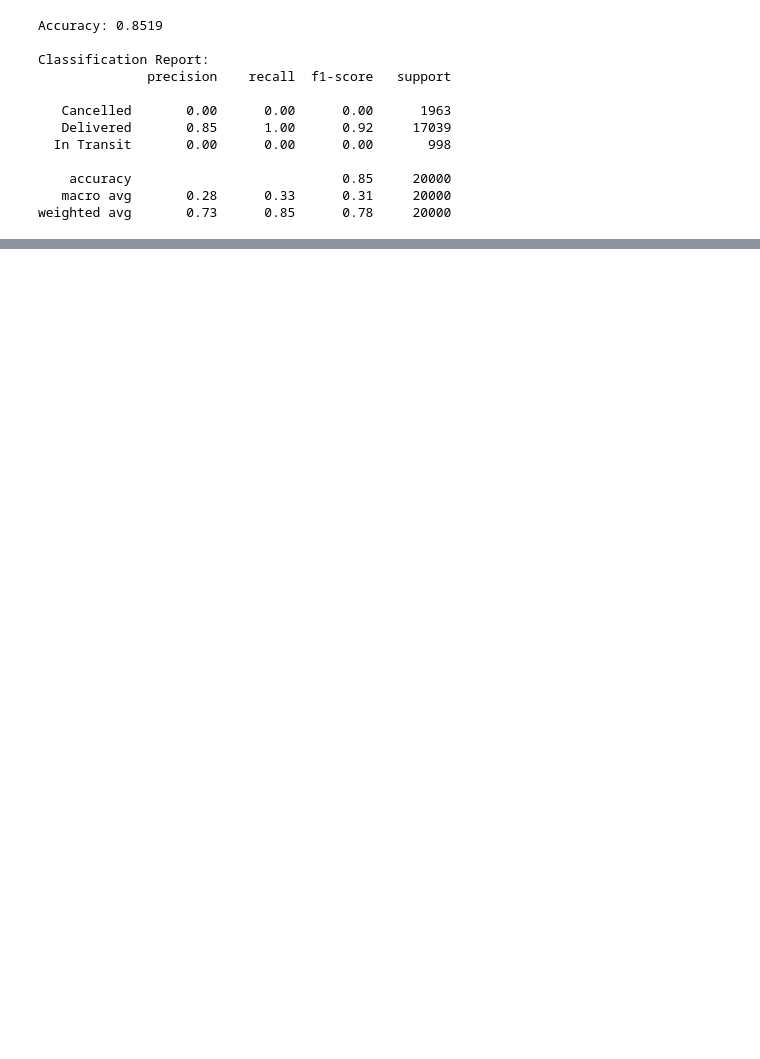
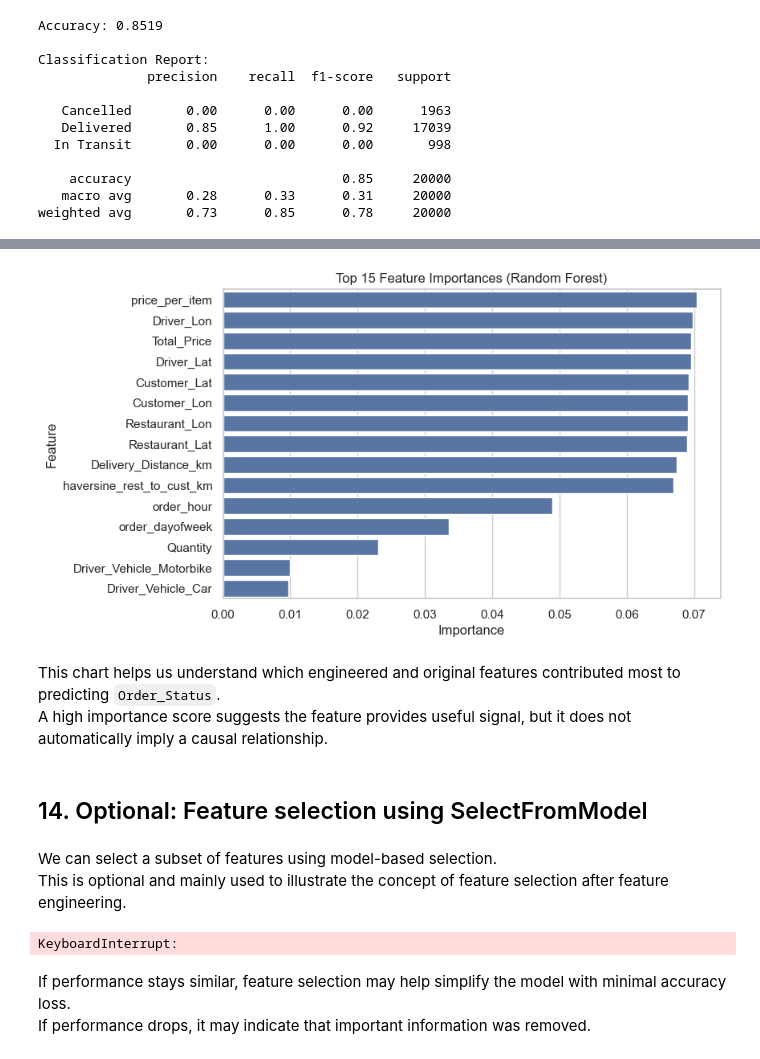
Before and after one commit to Saleh-Alzhrani/ML-LABS, a Jupyter notebook: Lab5/lab5.ipynb, the cells around one changed output, grey strips where cells are left out. Drawn from its saved outputs; the diff is of its cells as text; code cells hidden in the pictures; blank space fills up the shorter version.

```diff
--- a/Lab5/lab5.ipynb
+++ b/Lab5/lab5.ipynb
@@ -300,0 +439,12 @@ weighted avg       0.73      0.85      0.78     20000
+# %%
+# Get feature names after preprocessing
+ohe = model.named_steps["preprocess"].named_transformers_["cat"]
+cat_feature_names = ohe.get_feature_names_out(categorical_cols) if len(categorical_cols) > 0 else np.array([])
+all_feature_names = np.concatenate([cat_feature_names, np.array(numeric_cols)])
+
+importances = model.named_steps["rf"].feature_importances_
+
+fi = (pd.DataFrame({"feature": all_feature_names, "importance": importances})
+        .sort_values("importance", ascending=False))
+
+fi.head(15)
@@ -300,0 +468,48 @@ weighted avg       0.73      0.85      0.78     20000
+# %%
+plt.figure(figsize=(8,5))
+top_n = 15
+sns.barplot(data=fi.head(top_n), x="importance", y="feature")
+plt.title(f"Top {top_n} Feature Importances (Random Forest)")
+plt.xlabel("Importance")
+plt.ylabel("Feature")
+plt.show()
+# %% [output]
+[figure, added]
+# %% [markdown]
+This chart helps us understand which engineered and original features contributed most to predicting `Order_Status`.
+A high importance score suggests the feature provides useful signal, but it does not automatically imply a causal relationship.
+# %% [markdown]
+## 14. Optional: Feature selection using SelectFromModel
+# %% [markdown]
+We can select a subset of features using model-based selection.
+This is optional and mainly used to illustrate the concept of feature selection after feature engineering.
+# %%
+from sklearn.feature_selection import SelectFromModel
+
+# Build a new pipeline that selects features based on RF importances
+selector = SelectFromModel(
+    estimator=RandomForestClassifier(
+        n_estimators=300, random_state=42, n_jobs=-1, class_weight="balanced_subsample"
+    ),
+    threshold="median"  # keep features above the median importance
+)
+
+model_fs = Pipeline(steps=[
+    ("preprocess", preprocess),
+    ("select", selector),
+    ("rf", RandomForestClassifier(
+        n_estimators=300, random_state=42, n_jobs=-1, class_weight="balanced_subsample"
+    ))
+])
+
+model_fs.fit(X_train, y_train)
+y_pred_fs = model_fs.predict(X_test)
+
+print("Accuracy (with feature selection):", round(accuracy_score(y_test, y_pred_fs), 4))
+print("\nClassification Report (with feature selection):")
+print(classification_report(y_test, y_pred_fs))
+# %% [output]
+KeyboardInterrupt:
+# %% [markdown]
+If performance stays similar, feature selection may help simplify the model with minimal accuracy loss.
+If performance drops, it may indicate that important information was removed.
```
Also changed, not shown: parts of 50 cells of this notebook, 4 other files.
